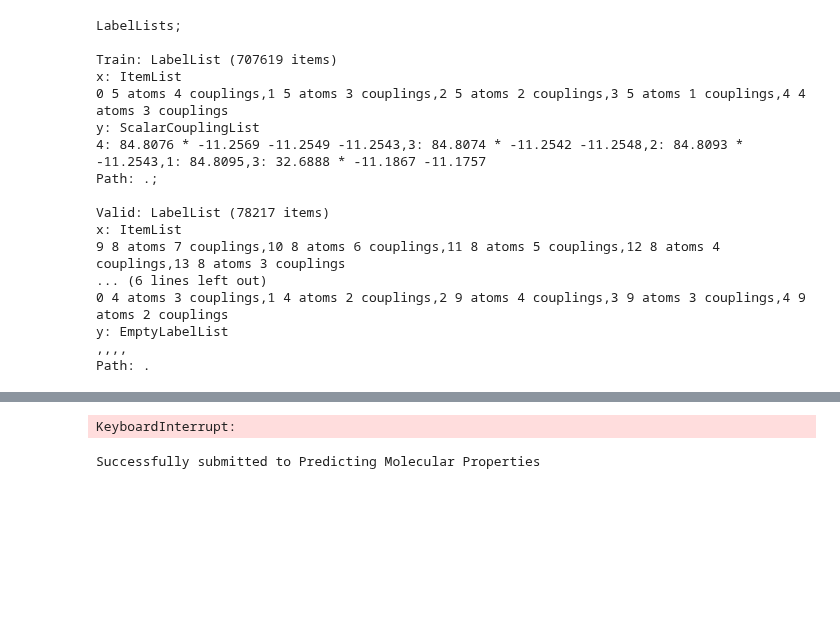
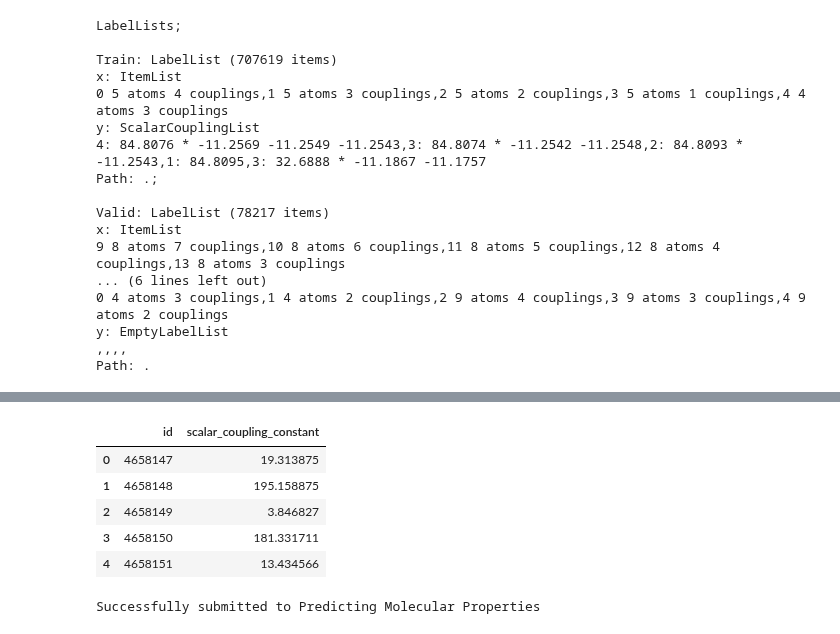
Before and after one commit to antorsae/champs-scalar-coupling, a Jupyter notebook: cloud.ipynb, the cells around one changed output, grey strips where cells are left out. Cells and saved outputs as stored; diff of their text form; code cells hidden in the pictures; blank space fills up the shorter version.

```diff
--- a/cloud.ipynb
+++ b/cloud.ipynb
@@ -373,2 +354,0 @@ Path: .
-# %%
-data = data.transform(([random_rotation, smooth_atom_one_hot], [random_rotation, smooth_atom_one_hot]))
@@ -682,37 +719,42 @@ print(sub_fname)
 # %%
-TTA_N = 100
+TTA_N = 1
 
 sub = dict()
 
 ids = xt_ids[xt_ids!=0]
 
 mb = master_bar(range(TTA_N))
 for tta in mb:
     test_preds = np.zeros((0, 1, 29), dtype=np.float32)
 
     for batch_idx, batch in progress_bar(
         enumerate(learner.dl(DatasetType.Test)), total=len(learner.dl(DatasetType.Test)), parent=mb):
         _, preds_, _, _ = learner.pred_batch(ds_type=DatasetType.Test, batch=batch)
         test_preds = np.concatenate([test_preds, preds_.data.cpu().numpy()], axis = 0)
 
     test_preds = np.squeeze(test_preds, 1)
 
     preds = test_preds[xt_ids!=0]
 
     for k in range(len(ids)):
         if tta > 0:
             sub[int(ids[k])] += preds[k]
         else:
             sub[int(ids[k])] = preds[k]
 
 for k in range(len(ids)):
     sub[int(ids[k])] = sub[int(ids[k])]/TTA_N
 
 sub_df = pd.DataFrame(sub.items(), columns=['id', 'scalar_coupling_constant'])
 sub_df.head()
 # %% [output]
 [interactive output not drawn]
-KeyboardInterrupt:
+|  | id | scalar_coupling_constant |
+| 0 | 4658147 | 19.313875 |
+| 1 | 4658148 | 195.158875 |
+| 2 | 4658149 | 3.846827 |
+| 3 | 4658150 | 181.331711 |
+| 4 | 4658151 | 13.434566 |
 # %%
 sub_df.to_csv(sub_fname, index=False)
 # %%
```
Also changed, not shown: parts of 17 cells of this notebook, 1 other file.
